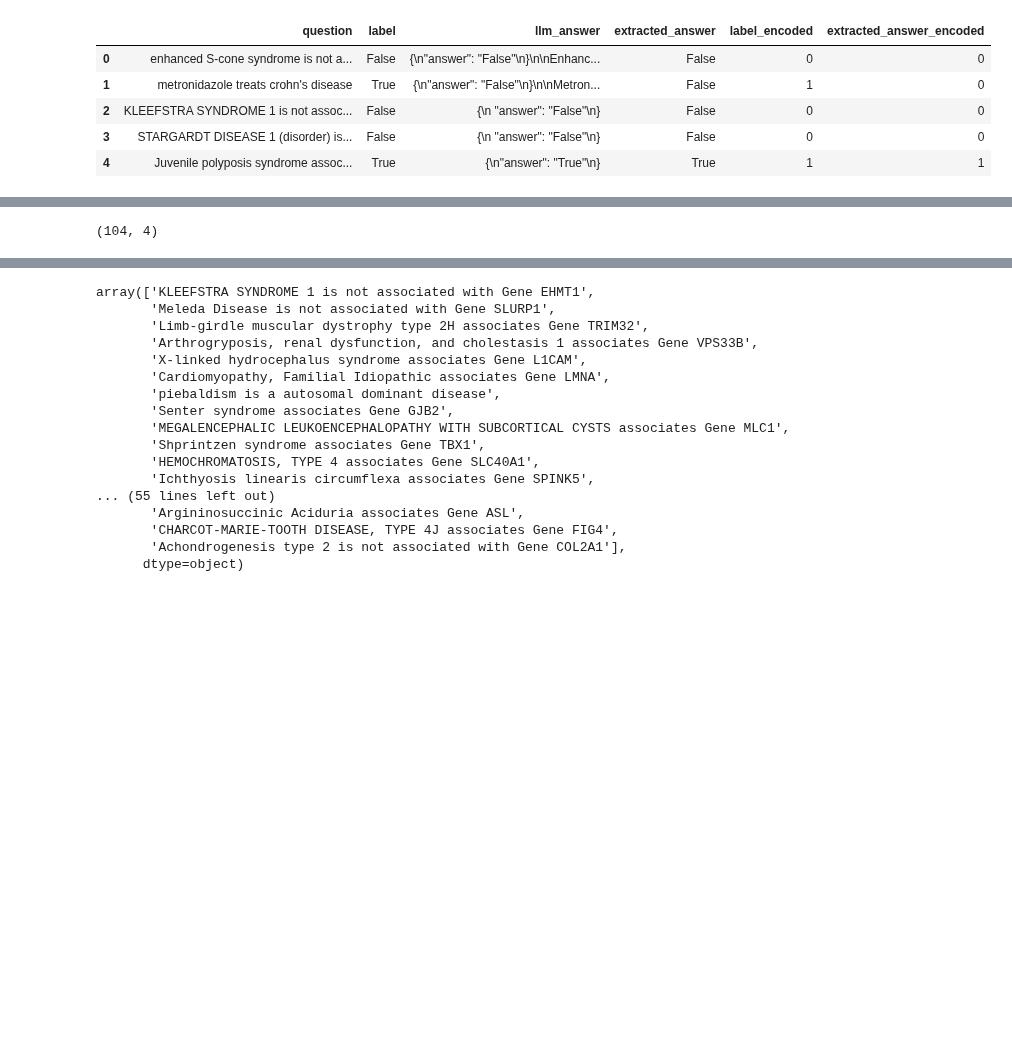
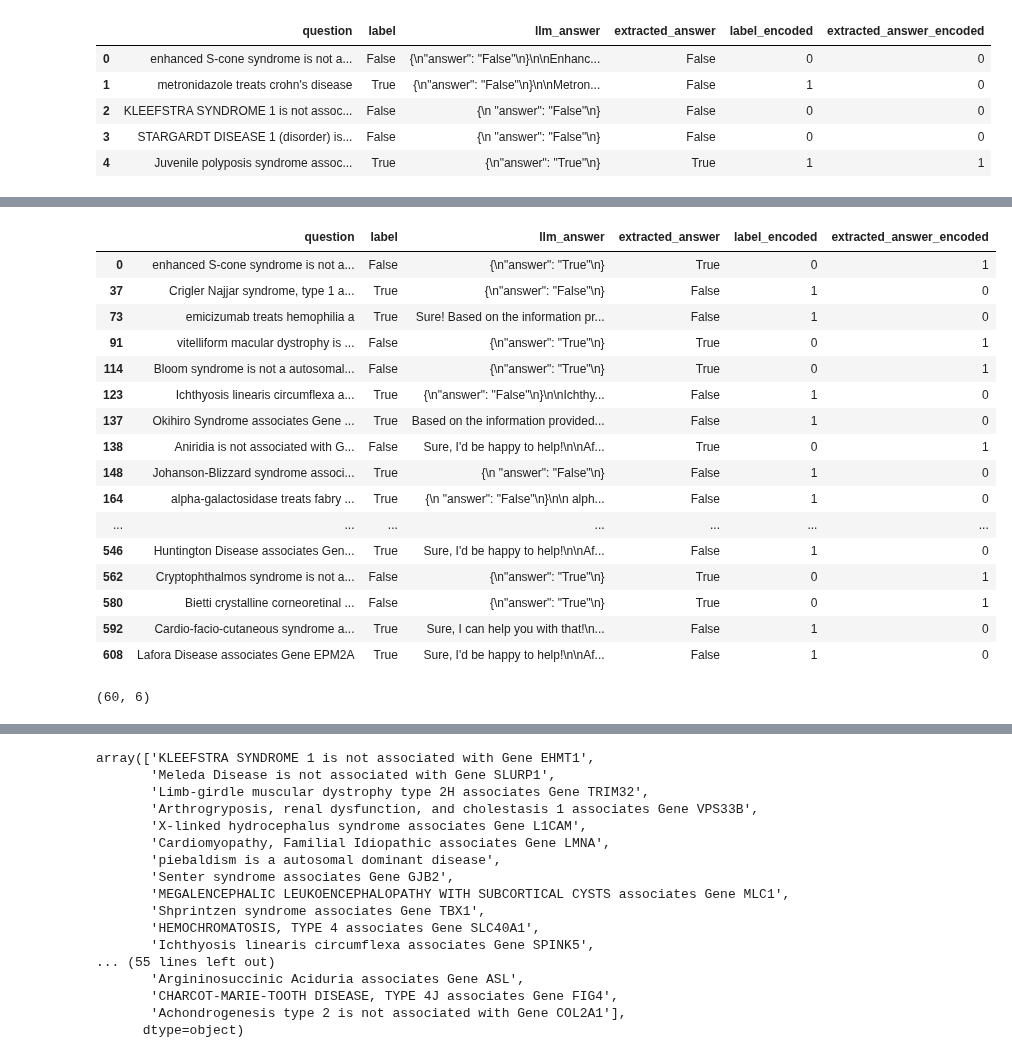
Before and after one commit to BaranziniLab/KG_RAG, a Jupyter notebook: codes/llm_notebooks/analysis/test_question_response_analysis_llama_2.ipynb, the cells around one changed output, grey strips where cells are left out. Cells and saved outputs as stored; diff of their text form; code cells hidden in the pictures; blank space fills up the shorter version.

```diff
--- a/codes/llm_notebooks/analysis/test_question_response_analysis_llama_2.ipynb
+++ b/codes/llm_notebooks/analysis/test_question_response_analysis_llama_2.ipynb
@@ -150,5 +142,25 @@ rag_response_df_uncertain[rag_response_df_uncertain.question.isin(prompt_respons
 # %%
-rag_response_df_uncertain.shape
+rag_response_df_incorrect_response[rag_response_df_incorrect_response.question.isin(prompt_response_df_correct_response.question)]
 # %% [output]
-(104, 4)
+|  | question | label | llm_answer | extracted_answer | label_encoded | extracted_answer_encoded |
+| 0 | enhanced S-cone syndrome is not a... | False | {\n"answer": "True"\n} | True | 0 | 1 |
+| 37 | Crigler Najjar syndrome, type 1 a... | True | {\n"answer": "False"\n} | False | 1 | 0 |
+| 73 | emicizumab treats hemophilia a | True | Sure! Based on the information pr... | False | 1 | 0 |
+| 91 | vitelliform macular dystrophy is ... | False | {\n"answer": "True"\n} | True | 0 | 1 |
+| 114 | Bloom syndrome is not a autosomal... | False | {\n"answer": "True"\n} | True | 0 | 1 |
+| 123 | Ichthyosis linearis circumflexa a... | True | {\n"answer": "False"\n}\n\nIchthy... | False | 1 | 0 |
+| 137 | Okihiro Syndrome associates Gene ... | True | Based on the information provided... | False | 1 | 0 |
+| 138 | Aniridia is not associated with G... | False | Sure, I'd be happy to help!\n\nAf... | True | 0 | 1 |
+| 148 | Johanson-Blizzard syndrome associ... | True | {\n "answer": "False"\n} | False | 1 | 0 |
+| 164 | alpha-galactosidase treats fabry ... | True | {\n "answer": "False"\n}\n\n alph... | False | 1 | 0 |
+| ... | ... | ... | ... | ... | ... | ... |
+| 546 | Huntington Disease associates Gen... | True | Sure, I'd be happy to help!\n\nAf... | False | 1 | 0 |
+| 562 | Cryptophthalmos syndrome is not a... | False | {\n"answer": "True"\n} | True | 0 | 1 |
+| 580 | Bietti crystalline corneoretinal ... | False | {\n"answer": "True"\n} | True | 0 | 1 |
+| 592 | Cardio-facio-cutaneous syndrome a... | True | Sure, I can help you with that!\n... | False | 1 | 0 |
+| 608 | Lafora Disease associates Gene EPM2A | True | Sure, I'd be happy to help!\n\nAf... | False | 1 | 0 |
+# %%
+prompt_response_df_incorrect_response.shape
+# %% [output]
+(60, 6)
 # %%
```
Also changed, not shown: parts of 4 cells of this notebook, 3 other files.
